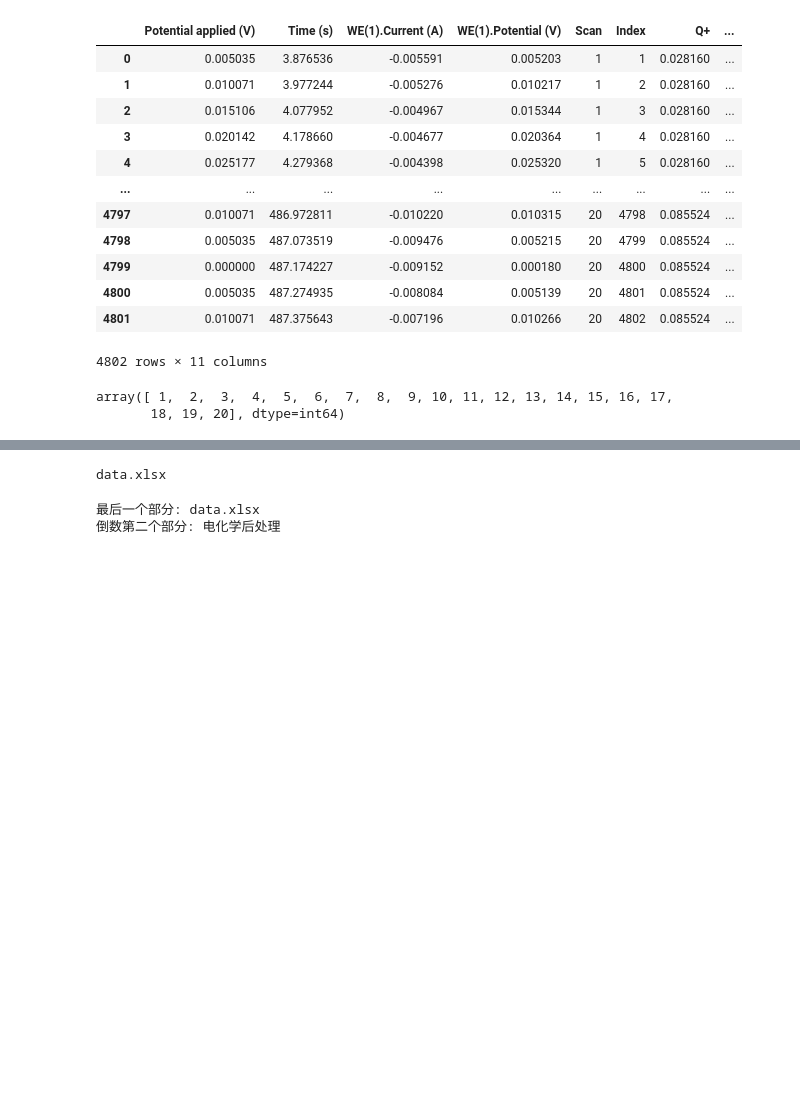
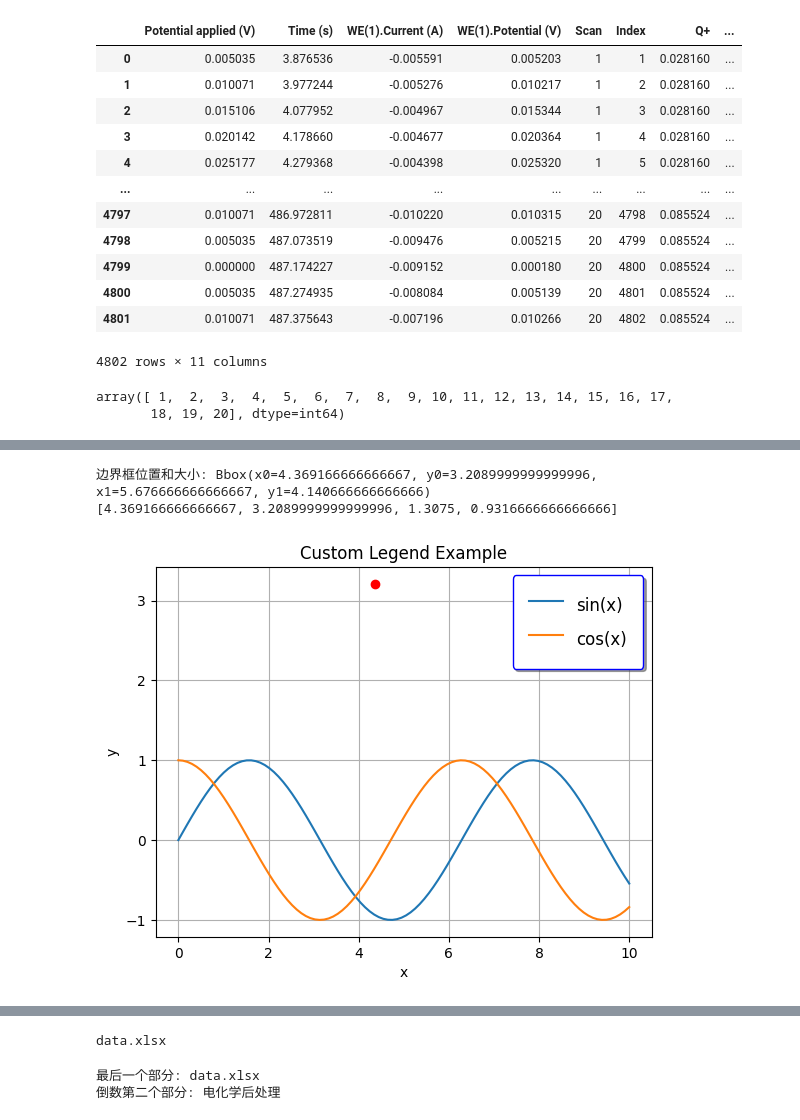
Before and after one commit to liyihang1024/Electrochemical-Data-Analysis-ToolKit, a Jupyter notebook: test.ipynb, the cells around one changed output, grey strips where cells are left out. Saved outputs shown, nothing was run; the diff lists cells and outputs as text; code cells hidden in the pictures; blank space fills up the shorter version.

```diff
--- a/test.ipynb
+++ b/test.ipynb
@@ -325,0 +400,40 @@ array([ 1,  2,  3,  4,  5,  6,  7,  8,  9, 10, 11, 12, 13, 14, 15, 16, 17,
+# %%
+import matplotlib.pyplot as plt
+import numpy as np
+
+# 生成示例数据
+x = np.linspace(0, 10, 100)
+y1 = np.sin(x)
+y2 = np.cos(x)
+
+# 绘制图形
+plt.plot(x, y1, label='sin(x)')
+plt.plot(x, y2, label='cos(x)')
+
+# 自定义图例样式
+legend = plt.legend(loc='upper right',
+           fontsize='large',         # 字体大小
+           edgecolor='blue',         # 边框颜色
+           framealpha=1,             # 边框透明度
+           shadow=True,              # 阴影效果
+           borderpad=1,              # 边框内边距
+           handlelength=2,           # 图例标记的长度
+           handleheight=2,           # 图例标记的高度
+           labelspacing=0.5)         # 标签间距
+
+plt.xlabel('x')
+plt.ylabel('y')
+plt.title('Custom Legend Example')
+plt.grid(True)
+
+# 强制渲染图表以更新图例位置
+plt.gcf().canvas.draw()
+bbox = legend.get_window_extent().transformed(plt.gcf().dpi_scale_trans.inverted())
+print("边界框位置和大小:", bbox)
+print([bbox.x0, bbox.y0, bbox.width, bbox.height])
+plt.scatter(bbox.x0, bbox.y0, color='red')
+plt.show()
+# %% [output]
+边界框位置和大小: Bbox(x0=4.369166666666667, y0=3.2089999999999996, x1=5.676666666666667, y1=4.140666666666666)
+[4.369166666666667, 3.2089999999999996, 1.3075, 0.9316666666666666]
+[figure, added]
```
Also changed, not shown: parts of 16 cells of this notebook, 2 other files.
